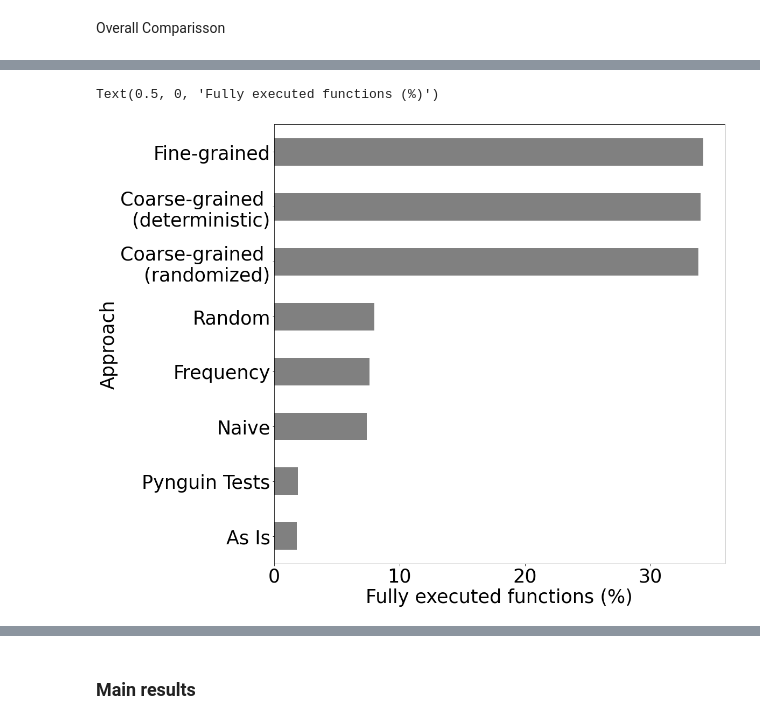
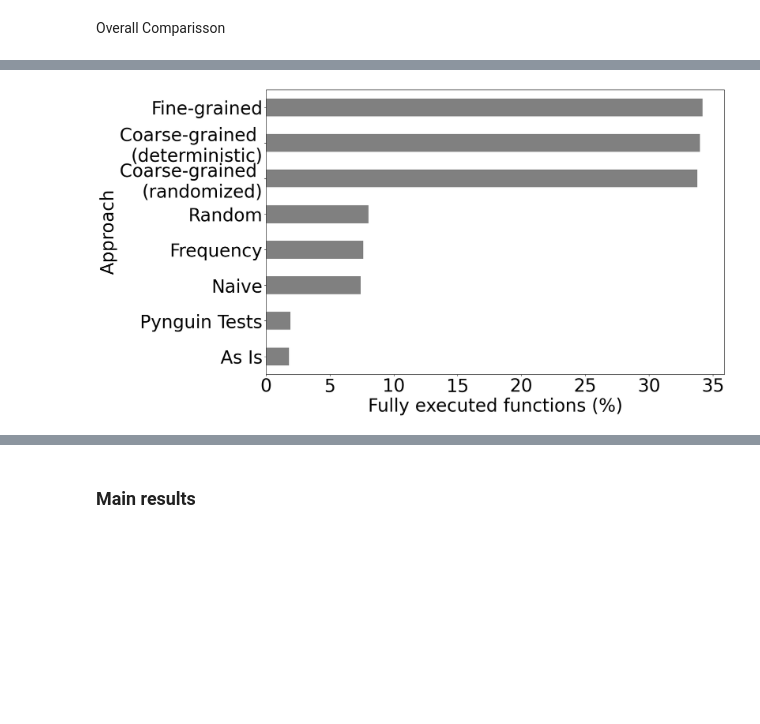
Before and after one commit to michaelpradel/LExecutor, a Jupyter notebook: src/notebooks/analyze_code_coverage_effectiveness.ipynb, the cells around one changed output, grey strips where cells are left out. Saved outputs shown, nothing was run; the diff lists cells and outputs as text; code cells hidden in the pictures; blank space fills up the shorter version.

Commit message:
Tighter figures

```diff
--- a/src/notebooks/analyze_code_coverage_effectiveness.ipynb
+++ b/src/notebooks/analyze_code_coverage_effectiveness.ipynb
@@ -9,5 +9,6 @@ import matplotlib.pyplot as plt
 # %% [markdown]
 Load Evaluation Data
 # %%
-random_functions_df = pd.read_csv('/metrics_popular_projects_function_bodies_dataset.csv')
+home_dir="/home/m/workhorse/home/beatriz/LExecutor"
+random_functions_df = pd.read_csv(home_dir+'/metrics_popular_projects_function_bodies_dataset.csv')
 random_functions_df
@@ -14,3 +29,3 @@ random_functions_df
 # %%
-random_functions_total_lines_df = pd.read_csv('/total_lines_function_bodies_dataset.csv')
+random_functions_total_lines_df = pd.read_csv(home_dir+'/total_lines_function_bodies_dataset.csv')
 random_functions_total_lines_df
@@ -159,14 +248,14 @@ random_functions_df_grouped
 # %%
 random_functions_df_grouped = random_functions_df_grouped.sort_values(by=['completely_executed'])
 random_functions_df_grouped['completely_executed'] = [x * 100 for x in random_functions_df_grouped['completely_executed'] / 1000]
 
-#plt.figure(figsize=(60,6))
+# plt.figure(figsize=(5,10))
+plt.rcParams.update({'font.size':35})
 random_functions_df_grouped.plot.barh(x='Approach', y=['completely_executed'], color='gray', legend=None)
-plt.rcParams.update({'font.size': 35})
-#plt.rcParams["figure.figsize"] = (15,15)
 plt.xlabel("Fully executed functions (%)")
+plt.gcf().set_size_inches(16, 10)
+plt.savefig("fcts_dataset_full_LC.pdf", bbox_inches = "tight")
 # %% [output]
-Text(0.5, 0, 'Fully executed functions (%)')
-[figure, old version]
+[figure, new version]
 # %%
 random_functions_df_grouped
```
Also changed, not shown: parts of 60 cells of this notebook.
